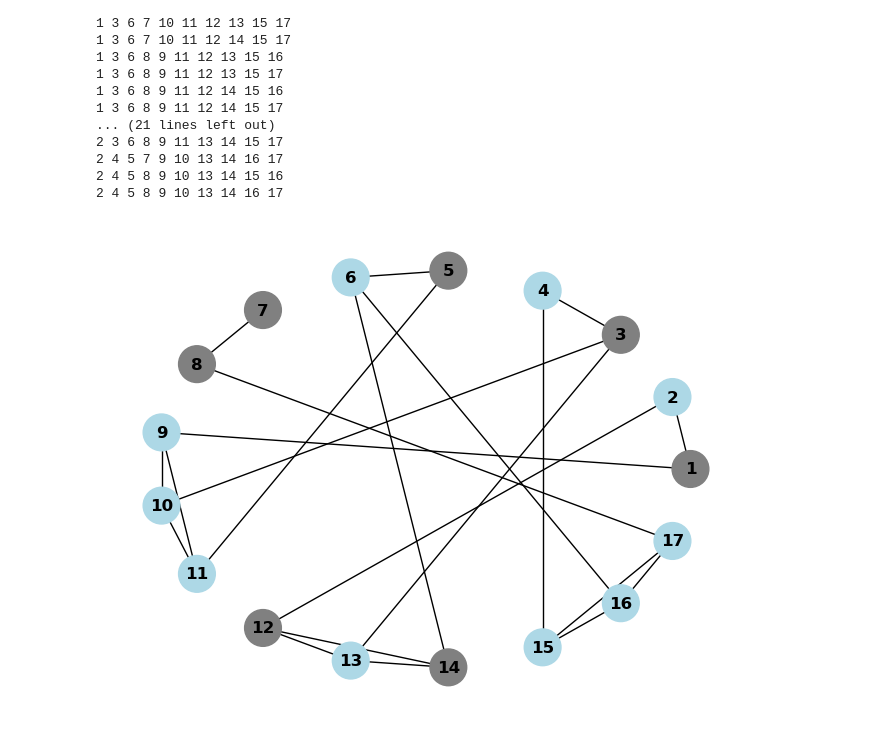
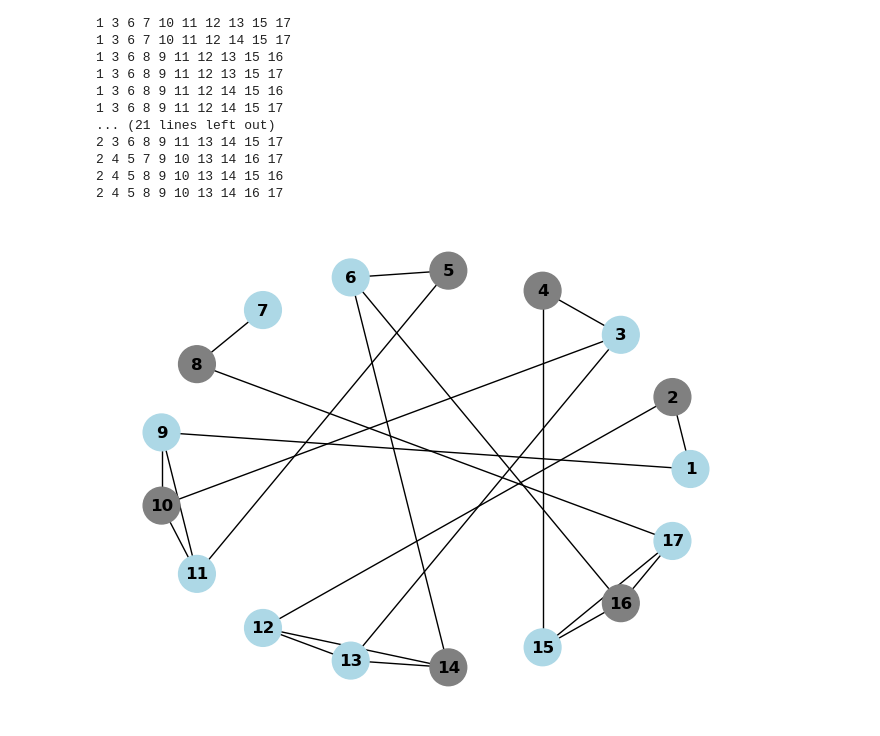
Before and after one commit to ExitedState/2301365_ALGO-LAB, a Jupyter notebook: LAB10/LAB10_Q3.ipynb, the cells around one changed output. Cells and saved outputs as stored; diff of their text form; code cells hidden in the pictures.

```diff
--- a/LAB10/LAB10_Q3.ipynb
+++ b/LAB10/LAB10_Q3.ipynb
@@ -158,31 +158,31 @@ Yes
 # %%
 import networkx as nx
 import matplotlib.pyplot as plt
 
 def draw_graph_with_vertex_cover(adj_matrix, vertex_cover):
     G = nx.Graph()
     num_vertices = len(adj_matrix)
 
     # Add nodes
     G.add_nodes_from(range(1, num_vertices + 1))
 
     # Add edges
     for i in range(num_vertices):
         for j in range(i+1, num_vertices):
             if adj_matrix[i][j] == 1:
                 G.add_edge(i + 1, j + 1)
 
     # Node colors: blue for vertex cover, gray for others
     node_colors = ['lightblue' if (i + 1) in vertex_cover else 'gray' for i in range(num_vertices)]
 
     # Draw the graph
     nx.draw(G,pos=nx.circular_layout(G), with_labels=True, node_color=node_colors, font_weight='bold', node_size=700)
     plt.show()
 
 # Assuming graph.adj_matrix is the adjacency matrix from the previous code
 # Manually specify a vertex cover (this is just an example and might not be optimal)
 valid_vertex_covers = [[x+1 for x in row] for row in valid_vertex_covers]
-vertex_cover = valid_vertex_covers[0]  # Example vertex cover nodes
+vertex_cover = valid_vertex_covers[3]  # Example vertex cover nodes
 draw_graph_with_vertex_cover(graph.adj_matrix, vertex_cover)
 # %% [output]
-[figure, old version]
+[figure, new version]
```
